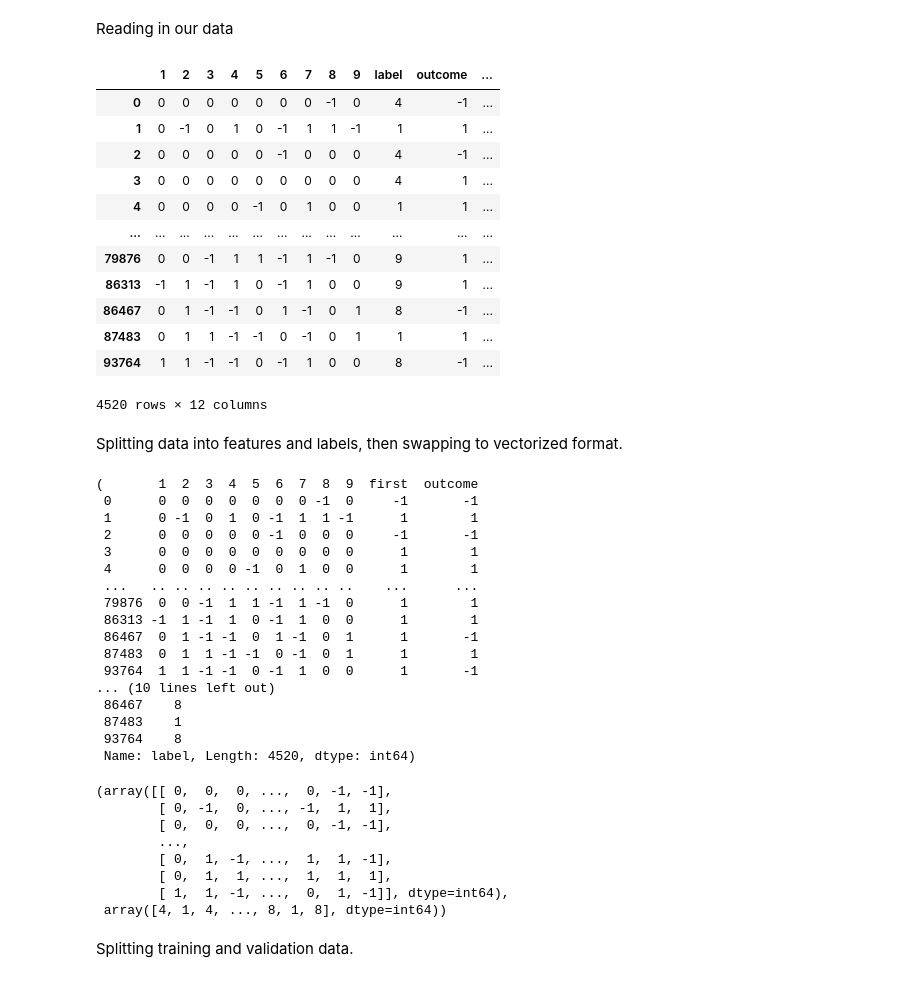
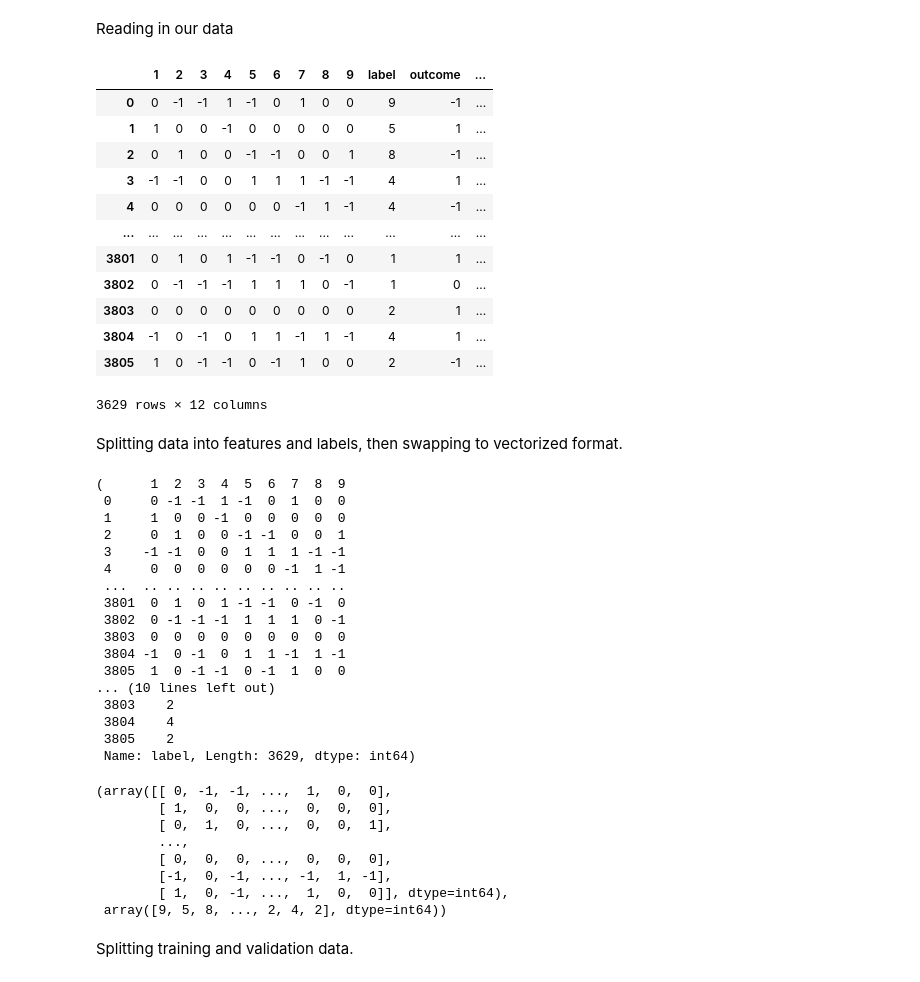
Before and after one commit to ScruffyTheMoose/TTT_ML, a Jupyter notebook: model_builds/MLP_positional_reinf.ipynb, the cells around one changed output. Saved outputs shown, nothing was run; the diff lists cells and outputs as text; code cells hidden in the pictures.

```diff
--- a/model_builds/MLP_positional_reinf.ipynb
+++ b/model_builds/MLP_positional_reinf.ipynb
@@ -8,64 +10,65 @@ from sklearn.metrics import accuracy_score
 # %% [markdown]
 Reading in our data
 # %%
-df = pd.read_csv("../data/50k_positional_reinf.csv", index_col=False)
-df = df.drop_duplicates(subset=[str(x) for x in range(1, 10)])
+df = pd.read_csv("../data/1k_positional_reinf.csv", index_col=False)
+# df = df.drop_duplicates(subset=[str(x) for x in range(1, 10)])
+df.drop(df[(df["label"] == 5) & (df["outcome"] != 1)].index, inplace=True)
 df
 # %% [output]
 |  | 1 | 2 | 3 | 4 | 5 | 6 | 7 | 8 | 9 | label | outcome | ... |
-| 0 | 0 | 0 | 0 | 0 | 0 | 0 | 0 | -1 | 0 | 4 | -1 | ... |
-| 1 | 0 | -1 | 0 | 1 | 0 | -1 | 1 | 1 | -1 | 1 | 1 | ... |
-| 2 | 0 | 0 | 0 | 0 | 0 | -1 | 0 | 0 | 0 | 4 | -1 | ... |
-| 3 | 0 | 0 | 0 | 0 | 0 | 0 | 0 | 0 | 0 | 4 | 1 | ... |
-| 4 | 0 | 0 | 0 | 0 | -1 | 0 | 1 | 0 | 0 | 1 | 1 | ... |
+| 0 | 0 | -1 | -1 | 1 | -1 | 0 | 1 | 0 | 0 | 9 | -1 | ... |
+| 1 | 1 | 0 | 0 | -1 | 0 | 0 | 0 | 0 | 0 | 5 | 1 | ... |
+| 2 | 0 | 1 | 0 | 0 | -1 | -1 | 0 | 0 | 1 | 8 | -1 | ... |
+| 3 | -1 | -1 | 0 | 0 | 1 | 1 | 1 | -1 | -1 | 4 | 1 | ... |
+| 4 | 0 | 0 | 0 | 0 | 0 | 0 | -1 | 1 | -1 | 4 | -1 | ... |
 | ... | ... | ... | ... | ... | ... | ... | ... | ... | ... | ... | ... | ... |
-| 79876 | 0 | 0 | -1 | 1 | 1 | -1 | 1 | -1 | 0 | 9 | 1 | ... |
-| 86313 | -1 | 1 | -1 | 1 | 0 | -1 | 1 | 0 | 0 | 9 | 1 | ... |
-| 86467 | 0 | 1 | -1 | -1 | 0 | 1 | -1 | 0 | 1 | 8 | -1 | ... |
-| 87483 | 0 | 1 | 1 | -1 | -1 | 0 | -1 | 0 | 1 | 1 | 1 | ... |
-| 93764 | 1 | 1 | -1 | -1 | 0 | -1 | 1 | 0 | 0 | 8 | -1 | ... |
+| 3801 | 0 | 1 | 0 | 1 | -1 | -1 | 0 | -1 | 0 | 1 | 1 | ... |
+| 3802 | 0 | -1 | -1 | -1 | 1 | 1 | 1 | 0 | -1 | 1 | 0 | ... |
+| 3803 | 0 | 0 | 0 | 0 | 0 | 0 | 0 | 0 | 0 | 2 | 1 | ... |
+| 3804 | -1 | 0 | -1 | 0 | 1 | 1 | -1 | 1 | -1 | 4 | 1 | ... |
+| 3805 | 1 | 0 | -1 | -1 | 0 | -1 | 1 | 0 | 0 | 2 | -1 | ... |
-4520 rows × 12 columns
+3629 rows × 12 columns
 # %% [markdown]
 Splitting data into features and labels, then swapping to vectorized format.
 # %%
 cols = [str(x) for x in range(1, 10)]
-cols += ["first"]
-cols += ["outcome"]
+# cols += ["first"]
+# cols += ["outcome"]
 X = df[cols]
 y = df["label"]
 X, y
 # %% [output]
-(       1  2  3  4  5  6  7  8  9  first  outcome
- 0      0  0  0  0  0  0  0 -1  0     -1       -1
- 1      0 -1  0  1  0 -1  1  1 -1      1        1
- 2      0  0  0  0  0 -1  0  0  0     -1       -1
- 3      0  0  0  0  0  0  0  0  0      1        1
- 4      0  0  0  0 -1  0  1  0  0      1        1
- ...   .. .. .. .. .. .. .. .. ..    ...      ...
- 79876  0  0 -1  1  1 -1  1 -1  0      1        1
- 86313 -1  1 -1  1  0 -1  1  0  0      1        1
- 86467  0  1 -1 -1  0  1 -1  0  1      1       -1
- 87483  0  1  1 -1 -1  0 -1  0  1      1        1
- 93764  1  1 -1 -1  0 -1  1  0  0      1       -1
+(      1  2  3  4  5  6  7  8  9
+ 0     0 -1 -1  1 -1  0  1  0  0
+ 1     1  0  0 -1  0  0  0  0  0
+ 2     0  1  0  0 -1 -1  0  0  1
+ 3    -1 -1  0  0  1  1  1 -1 -1
+ 4     0  0  0  0  0  0 -1  1 -1
+ ...  .. .. .. .. .. .. .. .. ..
+ 3801  0  1  0  1 -1 -1  0 -1  0
+ 3802  0 -1 -1 -1  1  1  1  0 -1
+ 3803  0  0  0  0  0  0  0  0  0
+ 3804 -1  0 -1  0  1  1 -1  1 -1
+ 3805  1  0 -1 -1  0 -1  1  0  0
 ... (10 lines left out)
- 86467    8
- 87483    1
- 93764    8
- Name: label, Length: 4520, dtype: int64)
+ 3803    2
+ 3804    4
+ 3805    2
+ Name: label, Length: 3629, dtype: int64)
 # %%
 X = X.values
 y = y.values
 
 X, y
 # %% [output]
-(array([[ 0,  0,  0, ...,  0, -1, -1],
-        [ 0, -1,  0, ..., -1,  1,  1],
-        [ 0,  0,  0, ...,  0, -1, -1],
+(array([[ 0, -1, -1, ...,  1,  0,  0],
+        [ 1,  0,  0, ...,  0,  0,  0],
+        [ 0,  1,  0, ...,  0,  0,  1],
         ...,
-        [ 0,  1, -1, ...,  1,  1, -1],
-        [ 0,  1,  1, ...,  1,  1,  1],
-        [ 1,  1, -1, ...,  0,  1, -1]], dtype=int64),
- array([4, 1, 4, ..., 8, 1, 8], dtype=int64))
+        [ 0,  0,  0, ...,  0,  0,  0],
+        [-1,  0, -1, ..., -1,  1, -1],
+        [ 1,  0, -1, ...,  1,  0,  0]], dtype=int64),
+ array([9, 5, 8, ..., 2, 4, 2], dtype=int64))
 # %% [markdown]
 Splitting training and validation data.
 # %%
```
Also changed, not shown: parts of 6 cells of this notebook, 1 other file.
